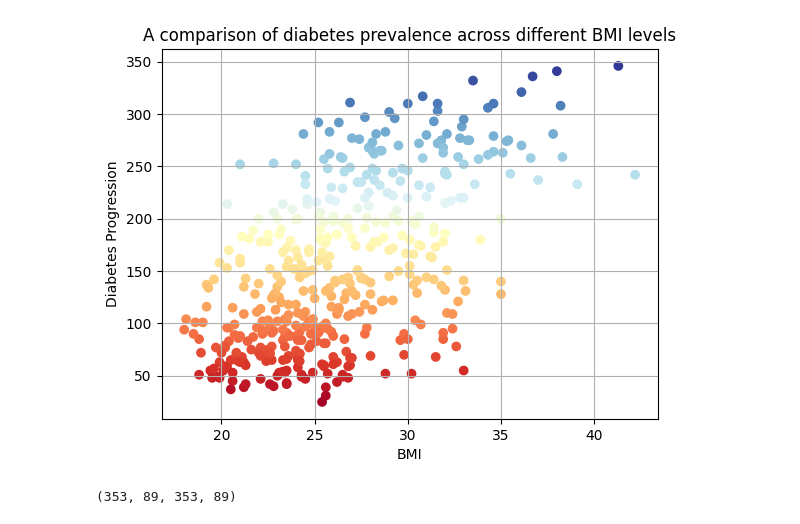
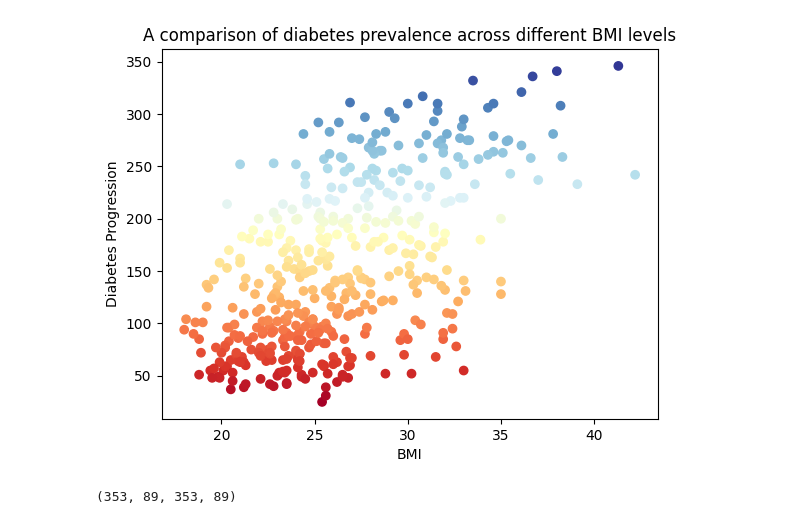
Before and after one commit to matcze/pytorch_algorithm, a Jupyter notebook: pytorch_algoritm.ipynb, the cells around one changed output. Drawn from its saved outputs; the diff is of its cells as text; code cells hidden in the pictures.

```diff
--- a/pytorch_algoritm.ipynb
+++ b/pytorch_algoritm.ipynb
@@ -11,12 +11,11 @@ X = X[:,2] # for the purpose of comparison, the analysis was restricted to a sin
 # %%
 plt.scatter(x=X,y=y, c=y, cmap=plt.cm.RdYlBu)
 plt.title("A comparison of diabetes prevalence across different BMI levels")
-plt.grid(visible=True)
 plt.xlabel("BMI")
 plt.ylabel("Diabetes Progression")
 plt.show()
 # %% [output]
-[figure, old version]
+[figure, new version]
 # %%
 X = torch.from_numpy(X).type(torch.float32)
 y = torch.from_numpy(y).type(torch.float32)
```
